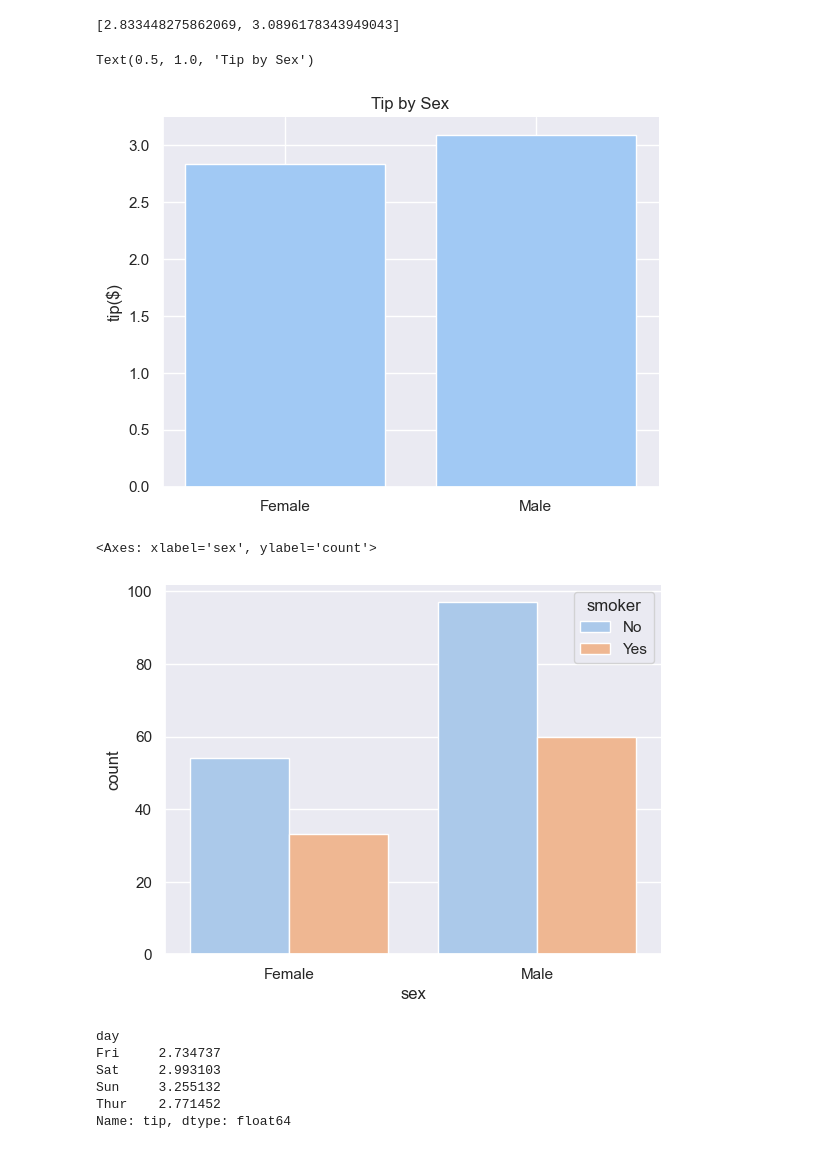
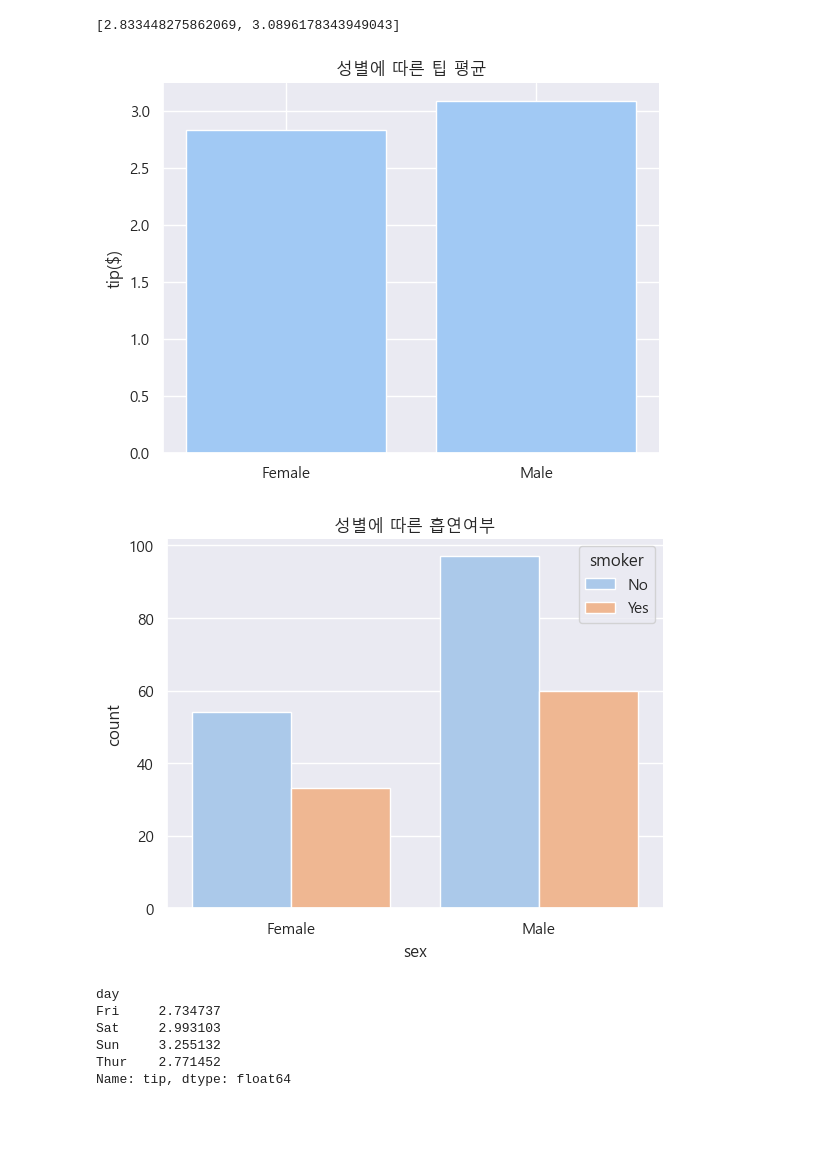
Before and after one commit to leejaesang6098/aiffel_study, a Jupyter notebook: 0811_node/by_tips.ipynb, the cells around one changed output. Saved outputs shown, nothing was run; the diff lists cells and outputs as text; code cells hidden in the pictures; blank space fills up the shorter version.

```diff
--- a/0811_node/by_tips.ipynb
+++ b/0811_node/by_tips.ipynb
@@ -8,6 +8,7 @@ custom_params = {"axes.spines.right": False, "axes.spines.top": False}
 sns.set_theme(context='notebook',
               style='darkgrid',
               palette='pastel',  # 그래프 색
+              font='Malgun Gothic',  # 한글 글꼴
               rc=custom_params)
 # %%
 df = pd.read_csv('tips.csv')
@@ -90,15 +91,16 @@ y
 # %%
 plt.bar(x=x, height=y)
 plt.ylabel('tip($)')
-plt.title('Tip by Sex')
+plt.title('성별에 따른 팁 평균')
+plt.show()
 # %% [output]
-Text(0.5, 1.0, 'Tip by Sex')
-[figure, old version]
+[figure, new version]
 # %%
-sns.countplot(x='sex', data=df, hue='smoker', palette='pastel')
+sns.countplot(x='sex', data=df, hue='smoker')
+plt.title('성별에 따른 흡연여부')
+plt.show()
 # %% [output]
-<Axes: xlabel='sex', ylabel='count'>
-[figure, old version]
+[figure, new version]
 # %%
 tip_d = df['tip'].groupby(df['day'])
 tip_d.mean()
```
Also changed, not shown: parts of 4 cells of this notebook.
